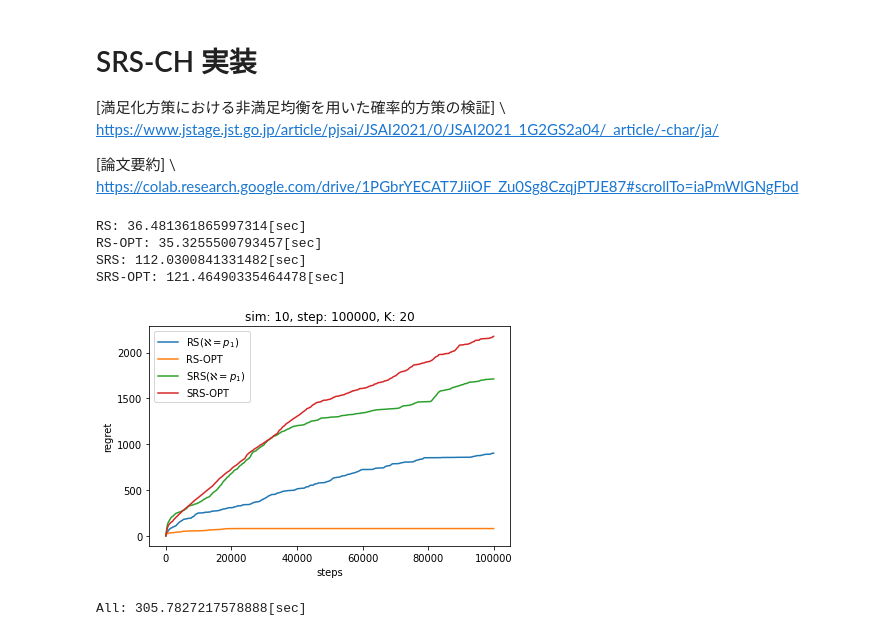
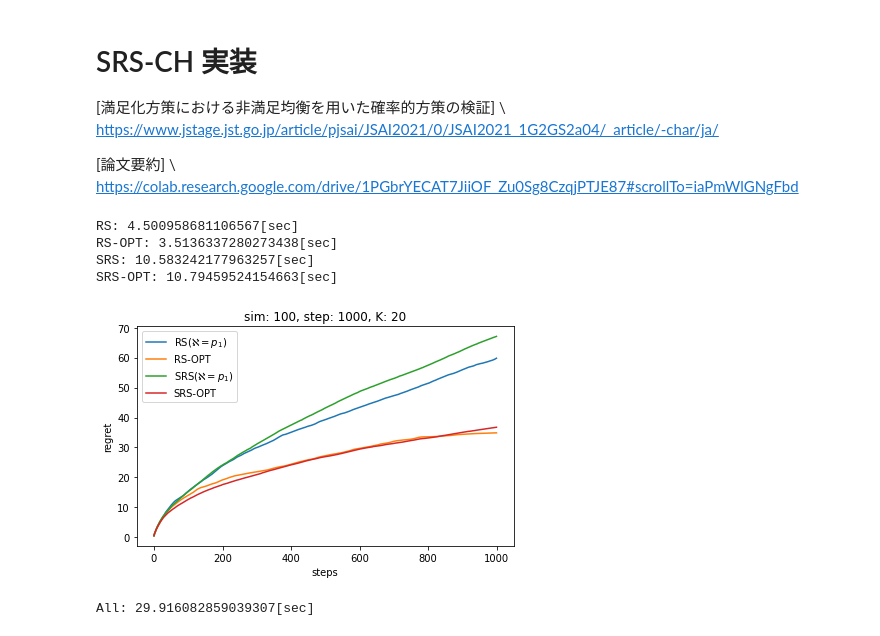
Before and after one commit to astrfo/SRS-CH, a Jupyter notebook: SRS.ipynb, the cells around one changed output. Saved outputs shown, nothing was run; the diff lists cells and outputs as text; code cells hidden in the pictures.

```diff
--- a/SRS.ipynb
+++ b/SRS.ipynb
@@ -269,11 +237,12 @@ class SRS(object):
 
     def initialize(self):
         self._V = np.array([0.5] * self._K)
-        if self._V.max() > self.aleph: self._V -= self._V.max() - self.aleph + self._epsilon
+        copyV = copy.deepcopy(self._V)
+        if self._V.max() > self.aleph: copyV -= copyV.max() - self.aleph + self._epsilon
         self._n = np.array([self._epsilon] * self._K)
         self._N = np.sum(self._n)
-        self._Z = 1 / (np.sum(1 / (self.aleph - self._V)))
-        self._rho = self._Z / (self.aleph - self._V)
+        self._Z = 1 / (np.sum(1 / (self.aleph - copyV)))
+        self._rho = self._Z / (self.aleph - copyV)
         self._b = self._n / self._rho - self._N + self._epsilon
         self._SRS = (self._N + self._b.max()) * self._rho - self._n
         self._pi = self._SRS / np.sum(self._SRS)
@@ -285,11 +254,12 @@ class SRS(object):
     def update(self, arm, reward):
         self._alpha = 1 / (1 + self._n[arm])
         self._V[arm] = (1 - self._alpha) * self._V[arm] + (reward * self._alpha)
-        if self._V.max() > self.aleph: self._V -= self._V.max() - self.aleph + self._epsilon
+        copyV = copy.deepcopy(self._V)
+        if self._V.max() > self.aleph: copyV -= copyV.max() - self.aleph + self._epsilon
         self._n[arm] += 1
         self._N += 1
-        self._Z = 1 / (np.sum(1 / (self.aleph - self._V)))
-        self._rho = self._Z / (self.aleph - self._V)
+        self._Z = 1 / (np.sum(1 / (self.aleph - copyV)))
+        self._rho = self._Z / (self.aleph - copyV)
         self._b = self._n / self._rho - self._N + self._epsilon
         self._SRS = (self._N + self._b.max()) * self._rho - self._n
         self._pi = self._SRS / np.sum(self._SRS)
@@ -341,19 +312,20 @@ class SRS1(object):
         self._SRS = (self._N + self._b.max()) * self._rho - self._n
         self._pi = self._SRS / np.sum(self._SRS)
 # %%
-class SRS_OPT(object):
+class SRS_Dyn(object):
     """
-    SRS-OPT
+    SRS-Dyn
     """
 
     def __init__(self, K):
         self._epsilon = 1e-3
         self._K = K
         self._alpha = None
+        self._beta = 0.001      # 進捗報告 2021/08/16までの結果より
         self._V = None
         self._n = None
         self._N = None
-        self.aleph = None
+        self._aleph = None
         self._rho = None
         self._Z = None
         self._b = None
@@ -362,11 +334,13 @@ class SRS_OPT(object):
 
     def initialize(self):
         self._V = np.array([0.5] * self._K)
-        if self._V.max() > self.aleph: self._V -= self._V.max() - self.aleph + self._epsilon
+        self._aleph = 1.0       # th2021 M1-01非定常環境に対応する確率的認知的満足化 - 総合考察より
+        copyV = copy.deepcopy(self._V)
+        if self._V.max() > self._aleph: copyV -= copyV.max() - self._aleph + self._epsilon
         self._n = np.array([self._epsilon] * self._K)
         self._N = np.sum(self._n)
-        self._Z = 1 / (np.sum(1 / (self.aleph - self._V)))
-        self._rho = self._Z / (self.aleph - self._V)
+        self._Z = 1 / (np.sum(1 / (self._aleph - copyV)))
+        self._rho = self._Z / (self._aleph - copyV)
         self._b = self._n / self._rho - self._N + self._epsilon
         self._SRS = (self._N + self._b.max()) * self._rho - self._n
         self._pi = self._SRS / np.sum(self._SRS)
@@ -378,12 +352,13 @@ class SRS_OPT(object):
     def update(self, arm, reward):
         self._alpha = 1 / (1 + self._n[arm])
         self._V[arm] = (1 - self._alpha) * self._V[arm] + (reward * self._alpha)
-        if self._V.max() > self.aleph: self._V -= self._V.max() - self.aleph + self._epsilon
+        copyV = copy.deepcopy(self._V)
+        if self._V.max() > self._aleph: copyV -= copyV.max() - self._aleph + self._epsilon
         self._n[arm] += 1
         self._N += 1
-        self._Z = 1 / (np.sum(1 / (self.aleph - self._V)))
-        self._rho = self._Z / (self.aleph - self._V)
+        self._Z = 1 / (np.sum(1 / (self._aleph - copyV)))
+        self._rho = self._Z / (self._aleph - copyV)
         self._b = self._n / self._rho - self._N + self._epsilon
         self._SRS = (self._N + self._b.max()) * self._rho - self._n
         self._pi = self._SRS / np.sum(self._SRS)
-        self._RS = (self._n / (self._N)) * (self._V - self.aleph)
+        self._aleph += self._beta * (self._V[arm] - self._aleph)
@@ -494,20 +420,20 @@ class Simulator(object):
         self.ax.legend(labels=self._policy_plot_name, loc="upper left")
 # %%
 def main():
-    trial = 10
-    step = 100000
+    trial = 100
+    step = 1000
     K = 20
     sim = Simulator(trial, step, K)
     sim.run()
 
 start = time.time()
 main()
 end = time.time()
 print(f'All: {end - start}[sec]')
 # %% [output]
-RS: 36.481361865997314[sec]
-RS-OPT: 35.3255500793457[sec]
-SRS: 112.0300841331482[sec]
-SRS-OPT: 121.46490335464478[sec]
+RS: 4.500958681106567[sec]
+RS-OPT: 3.5136337280273438[sec]
+SRS: 10.583242177963257[sec]
+SRS-OPT: 10.79459524154663[sec]
-[figure, old version]
+[figure, new version]
-All: 305.7827217578888[sec]
+All: 29.916082859039307[sec]
```
Also changed, not shown: parts of 3 cells of this notebook.
